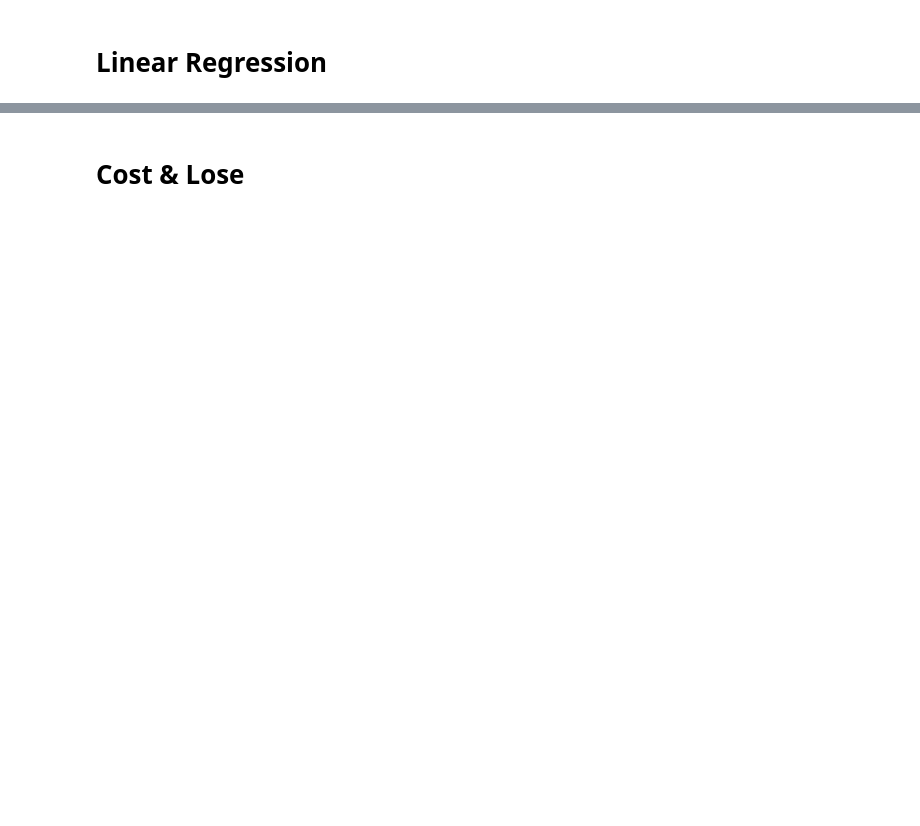
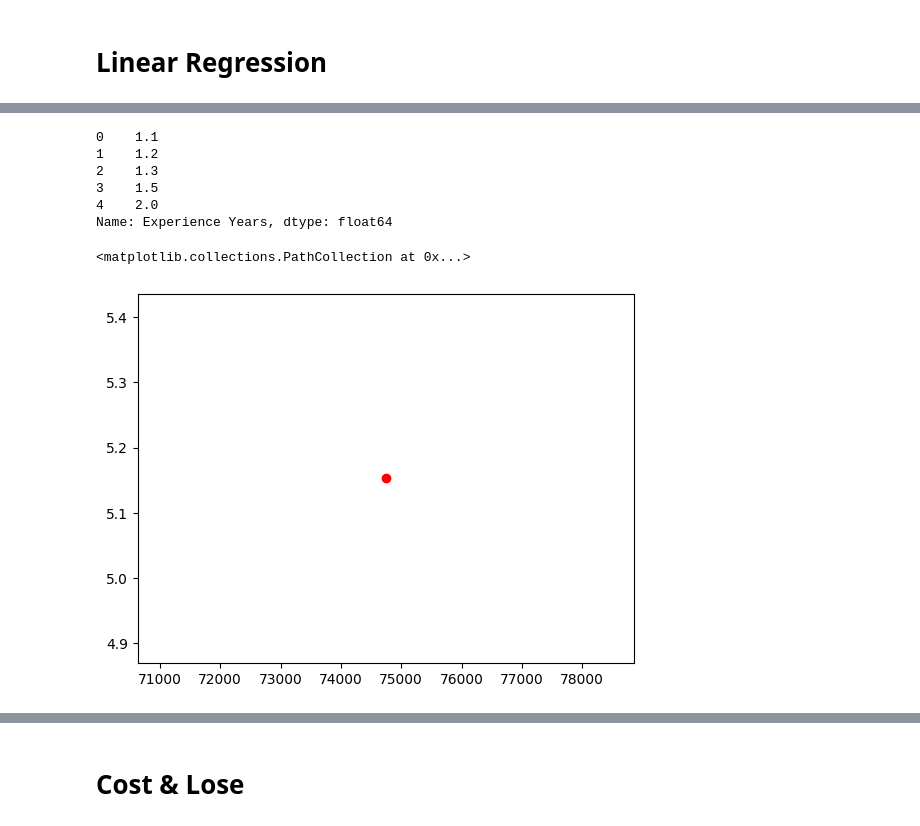
Before and after one commit to rakibulbhuiyan/mechine_learning, a Jupyter notebook: Assignment 01 - Salary Prediction.ipynb, the cells around one changed output, grey strips where cells are left out. Saved outputs shown, nothing was run; the diff lists cells and outputs as text; code cells hidden in the pictures; blank space fills up the shorter version.

```diff
--- a/Assignment 01 - Salary Prediction.ipynb
+++ b/Assignment 01 - Salary Prediction.ipynb
@@ -19,0 +75,3 @@ dataset.head()
+# %%
+x=dataset.drop('Experience Years',axis=1)
+x.head()
@@ -19,0 +85,15 @@ dataset.head()
+# %%
+y=dataset['Experience Years']
+y.head()
+# %% [output]
+0    1.1
+1    1.2
+2    1.3
+3    1.5
+4    2.0
+Name: Experience Years, dtype: float64
+# %%
+plt.scatter(x.mean(),y.mean(),color='red')
+# %% [output]
+<matplotlib.collections.PathCollection at 0x...>
+[figure, added]
```
Also changed, not shown: parts of 20 cells of this notebook, 11 other files.
